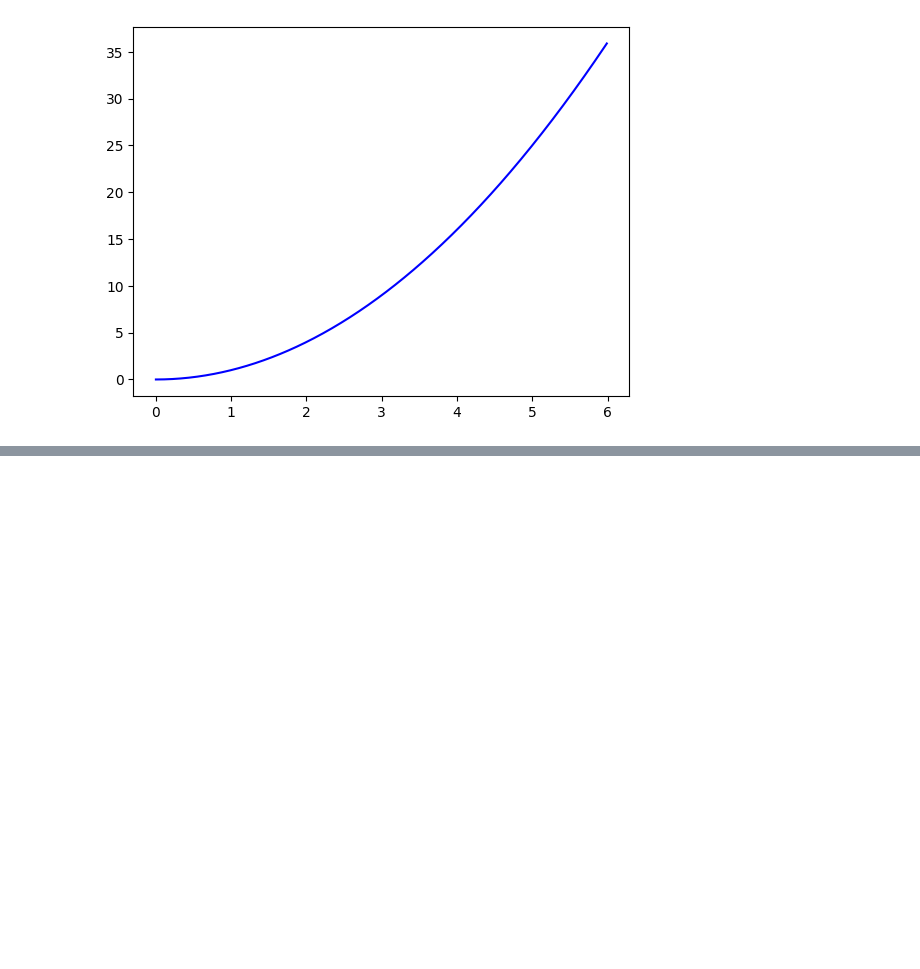
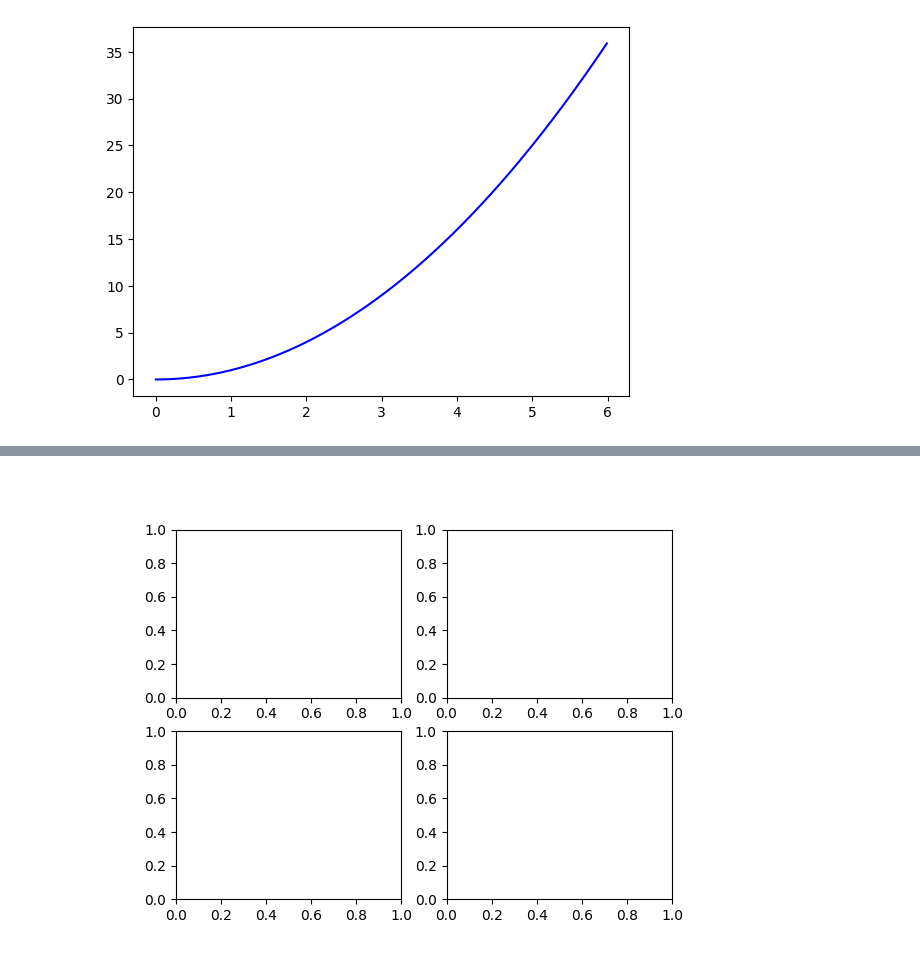
Before and after one commit to flyinacres/kaggle, a Jupyter notebook: matplotlib1.ipynb, the cells around one changed output, grey strips where cells are left out. Cells and saved outputs as stored; diff of their text form; code cells hidden in the pictures; blank space fills up the shorter version.

```diff
--- a/matplotlib1.ipynb
+++ b/matplotlib1.ipynb
@@ -173,0 +190,8 @@ plt.show()
+# %%
+# Explore the contents of figure
+
+from IPython.display import Image
+
+Image('plot1.png')
+# %% [output]
+[figure, added]
```
Also changed, not shown: parts of 5 cells of this notebook.
